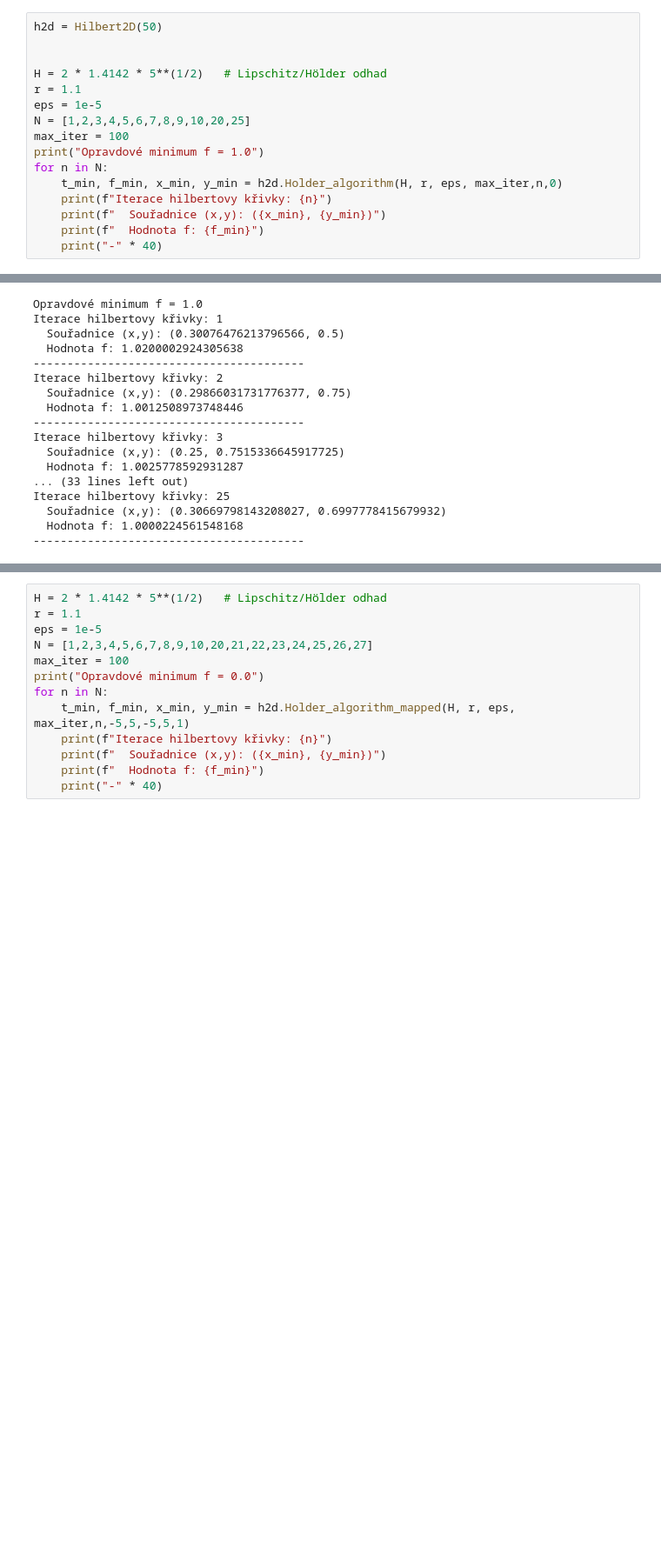
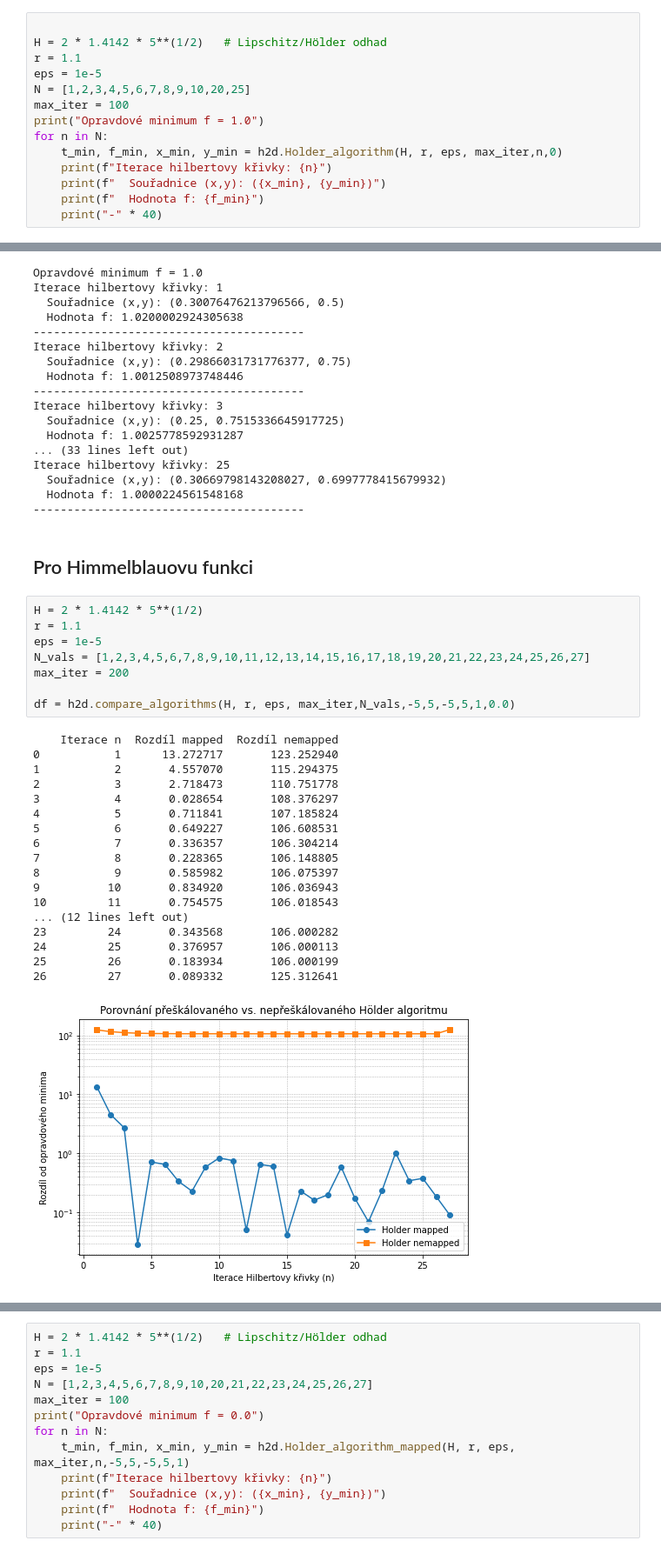
Before and after one commit to NIE0087/BP---prostor-vyplnujici-krivky, a Jupyter notebook: example.ipynb, the cells around one changed output, grey strips where cells are left out. Shown at 87% size. Saved outputs shown, nothing was run; the diff lists cells and outputs as text; blank space fills up the shorter version.

```diff
--- a/example.ipynb
+++ b/example.ipynb
@@ -138,6 +137,4 @@ ValueError: Multi-dimensional indexing (e.g. `obj[:, None]`) is no longer suppor
 # %%
-h2d = Hilbert2D(50)
-
 
 H = 2 * 1.4142 * 5**(1/2)   # Lipschitz/Hölder odhad
 r = 1.1
@@ -200,3 +197,32 @@ Iterace hilbertovy křivky: 25
   Souřadnice (x,y): (0.30669798143208027, 0.6997778415679932)
   Hodnota f: 1.0000224561548168
 ----------------------------------------
+# %% [markdown]
+## Pro Himmelblauovu funkci
+# %%
+H = 2 * 1.4142 * 5**(1/2)
+r = 1.1
+eps = 1e-5
+N_vals = [1,2,3,4,5,6,7,8,9,10,11,12,13,14,15,16,17,18,19,20,21,22,23,24,25,26,27]
+max_iter = 200
+
+df = h2d.compare_algorithms(H, r, eps, max_iter,N_vals,-5,5,-5,5,1,0.0)
+# %% [output]
+    Iterace n  Rozdíl mapped  Rozdíl nemapped
+0           1      13.272717       123.252940
+1           2       4.557070       115.294375
+2           3       2.718473       110.751778
+3           4       0.028654       108.376297
+4           5       0.711841       107.185824
+5           6       0.649227       106.608531
+6           7       0.336357       106.304214
+7           8       0.228365       106.148805
+8           9       0.585982       106.075397
+9          10       0.834920       106.036943
+10         11       0.754575       106.018543
+... (12 lines left out)
+23         24       0.343568       106.000282
+24         25       0.376957       106.000113
+25         26       0.183934       106.000199
+26         27       0.089332       125.312641
+[figure, added]
```
Also changed, not shown: parts of 4 cells of this notebook, 1 other file.
